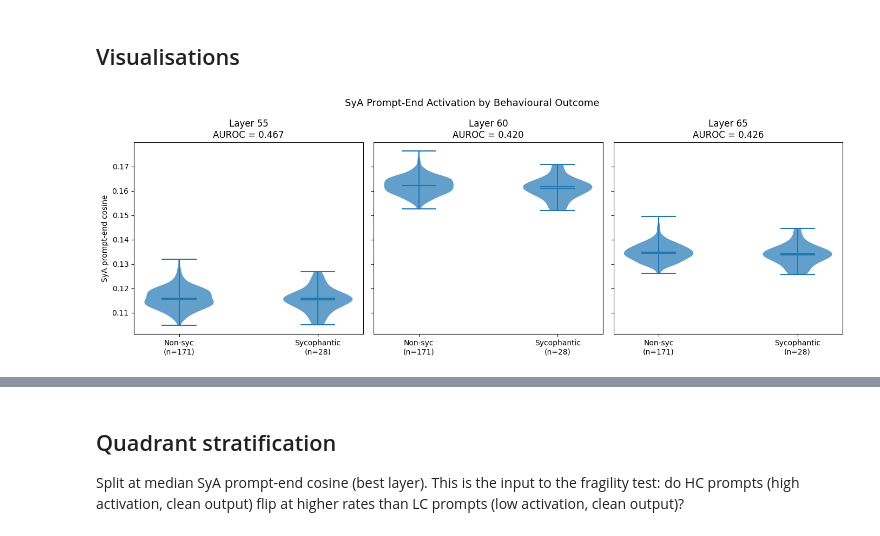
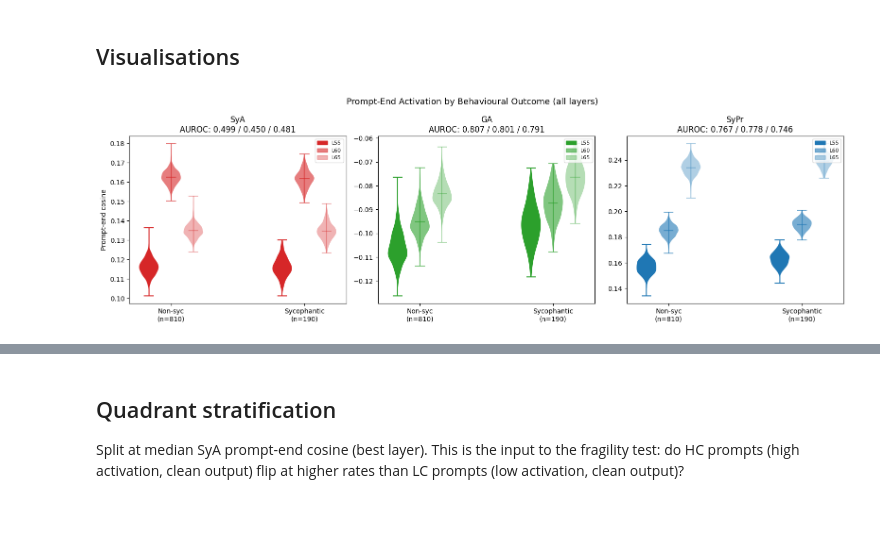
Before and after one commit to haelyons/latent_prompts, a Jupyter notebook: 08_syceval_prediction.ipynb, the cells around one changed output, grey strips where cells are left out. Cells and saved outputs as stored; diff of their text form; code cells hidden in the pictures.

```diff
--- a/08_syceval_prediction.ipynb
+++ b/08_syceval_prediction.ipynb
@@ -42,7 +43,7 @@ MODEL_TAG = "3.3-70b"
 LAYERS = [55, 60, 65]
 POOL = "eos"
 MAX_NEW_TOKENS = 200
-N_SAMPLES = 200  # set to None to run full dataset (~1,817)
+N_SAMPLES = 1000  # set to None to run full dataset (~1,817)
 DATASET_PATH = Path("sycophancy-eval/datasets/answer.jsonl")
 OUTPUT_DIR = Path(f"results/syceval_prediction_{MODEL_TAG}_{datetime.now().strftime('%d%m%y')}")
 OUTPUT_DIR.mkdir(parents=True, exist_ok=True)
@@ -453,29 +453,56 @@ Layer          SYA        GA      SYPR
 ## Visualisations
 # %%
 import matplotlib.pyplot as plt
+import matplotlib.patches as mpatches
 
-# --- Violin plots: SyA prompt-end by outcome, one panel per layer ---
-fig, axes = plt.subplots(1, 3, figsize=(14, 5), sharey=True)
+base_colors = {"sya": "#d62728", "ga": "#2ca02c", "sypr": "#1f77b4"}
+layer_alphas = {LAYERS[0]: 1.0, LAYERS[1]: 0.6, LAYERS[2]: 0.35}
+behavior_labels = {"sya": "SyA", "ga": "GA", "sypr": "SyPr"}
 
-for i, layer in enumerate(LAYERS):
-    ax = axes[i]
-    scores_clean = [r["metrics"][str(layer)]["sya"]["p_end_cosine"] for r in labeled if not r["sycophantic"]]
-    scores_syc = [r["metrics"][str(layer)]["sya"]["p_end_cosine"] for r in labeled if r["sycophantic"]]
+# --- Violin plots: one panel per behaviour, all layers overlaid ---
+fig, axes = plt.subplots(1, 3, figsize=(16, 5))
 
-    parts = ax.violinplot([scores_clean, scores_syc], positions=[0, 1], showmeans=True, showmedians=True)
-    for pc in parts["bodies"]:
-        pc.set_alpha(0.7)
+for j, behavior in enumerate(BEHAVIOR_NAMES):
+    ax = axes[j]
+    base = base_colors[behavior]
+    positions_nonsyc = [k * 0.25 for k in range(len(LAYERS))]
+    positions_syc = [1.5 + k * 0.25 for k in range(len(LAYERS))]
 
-    ax.set_xticks([0, 1])
-    ax.set_xticklabels([f"Non-syc\n(n={len(scores_clean)})", f"Sycophantic\n(n={len(scores_syc)})"])
-    ax.set_title(f"Layer {layer}\nAUROC = {auroc_table[layer]['sya']:.3f}")
-    if i == 0:
-        ax.set_ylabel("SyA prompt-end cosine")
+    for k, layer in enumerate(LAYERS):
+        scores_clean = [r["metrics"][str(layer)][behavior]["p_end_cosine"] for r in labeled if not r["sycophantic"]]
+        scores_syc = [r["metrics"][str(layer)][behavior]["p_end_cosine"] for r in labeled if r["sycophantic"]]
+        alpha = layer_alphas[layer]
 
-plt.suptitle("SyA Prompt-End Activation by Behavioural Outcome", fontsize=13)
+        for pos, data in [(positions_nonsyc[k], scores_clean), (positions_syc[k], scores_syc)]:
+            parts = ax.violinplot([data], positions=[pos], showmeans=True, showmedians=False, widths=0.22)
+            for pc in parts["bodies"]:
+                pc.set_facecolor(base)
+                pc.set_alpha(alpha)
+                pc.set_edgecolor("none")
+            for key in ("cmeans", "cmins", "cmaxes", "cbars"):
+                if key in parts:
+                    parts[key].set_color(base)
+                    parts[key].set_alpha(alpha)
+
+    mid_nonsyc = positions_nonsyc[len(LAYERS) // 2]
+    mid_syc = positions_syc[len(LAYERS) // 2]
+    n_clean = sum(1 for r in labeled if not r["sycophantic"])
+    n_syc = sum(1 for r in labeled if r["sycophantic"])
+    ax.set_xticks([mid_nonsyc, mid_syc])
+    ax.set_xticklabels([f"Non-syc\n(n={n_clean})", f"Sycophantic\n(n={n_syc})"])
+
+    aurocs = " / ".join(f"{auroc_table[l][behavior]:.3f}" for l in LAYERS)
+    ax.set_title(f"{behavior_labels[behavior]}\nAUROC: {aurocs}")
+    if j == 0:
+        ax.set_ylabel("Prompt-end cosine")
+
+    handles = [mpatches.Patch(color=base, alpha=layer_alphas[l], label=f"L{l}") for l in LAYERS]
+    ax.legend(handles=handles, fontsize=8, loc="upper right")
+
+plt.suptitle("Prompt-End Activation by Behavioural Outcome (all layers)", fontsize=13)
 plt.tight_layout()
-plt.savefig(OUTPUT_DIR / "violin_sya_by_outcome.png", dpi=150, bbox_inches="tight")
+plt.savefig(OUTPUT_DIR / "violin_all_by_outcome.png", dpi=150, bbox_inches="tight")
 plt.show()
 # %% [output]
-[figure, old version]
+[figure, new version]
 # %%
```
Also changed, not shown: parts of 11 cells of this notebook, 23 other files.
